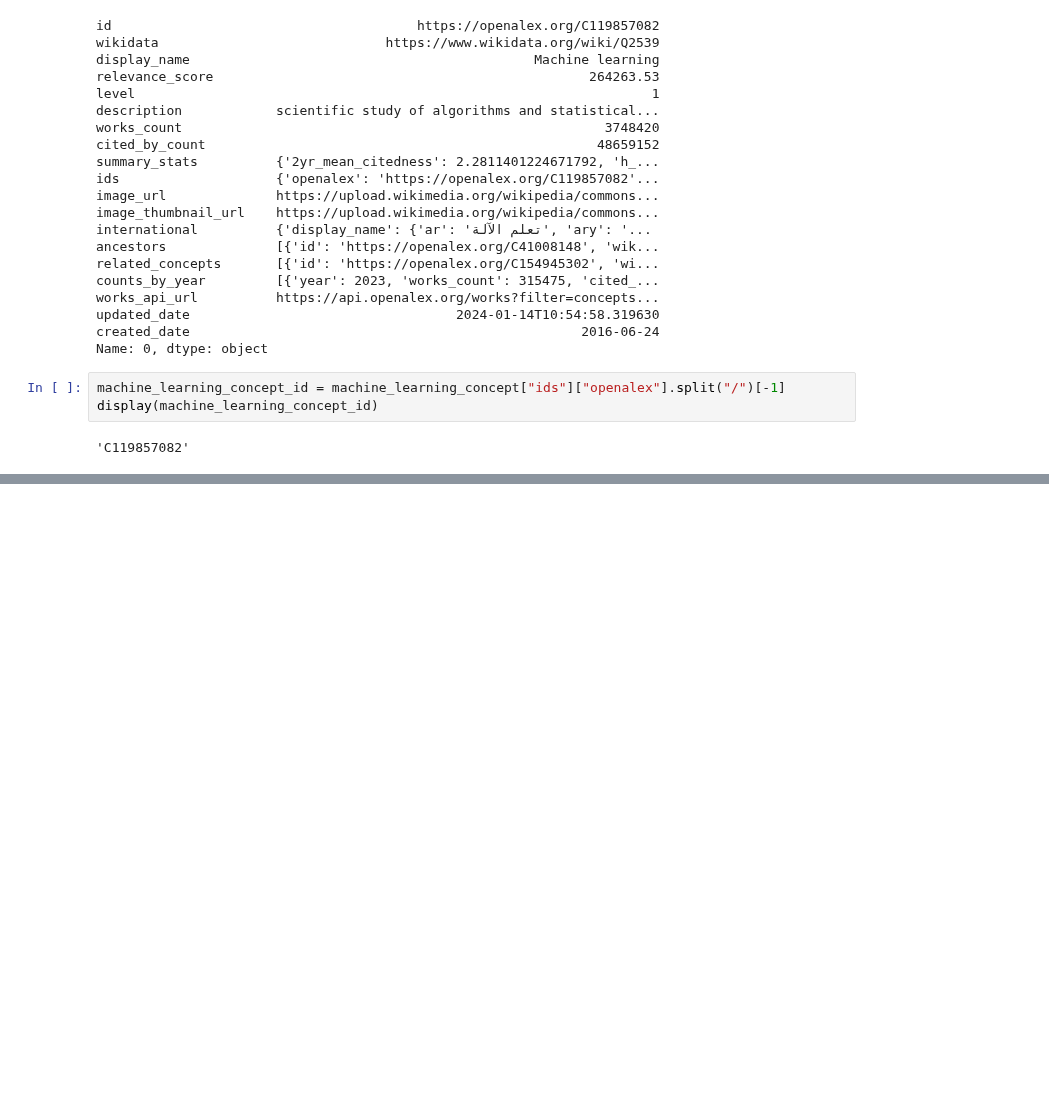
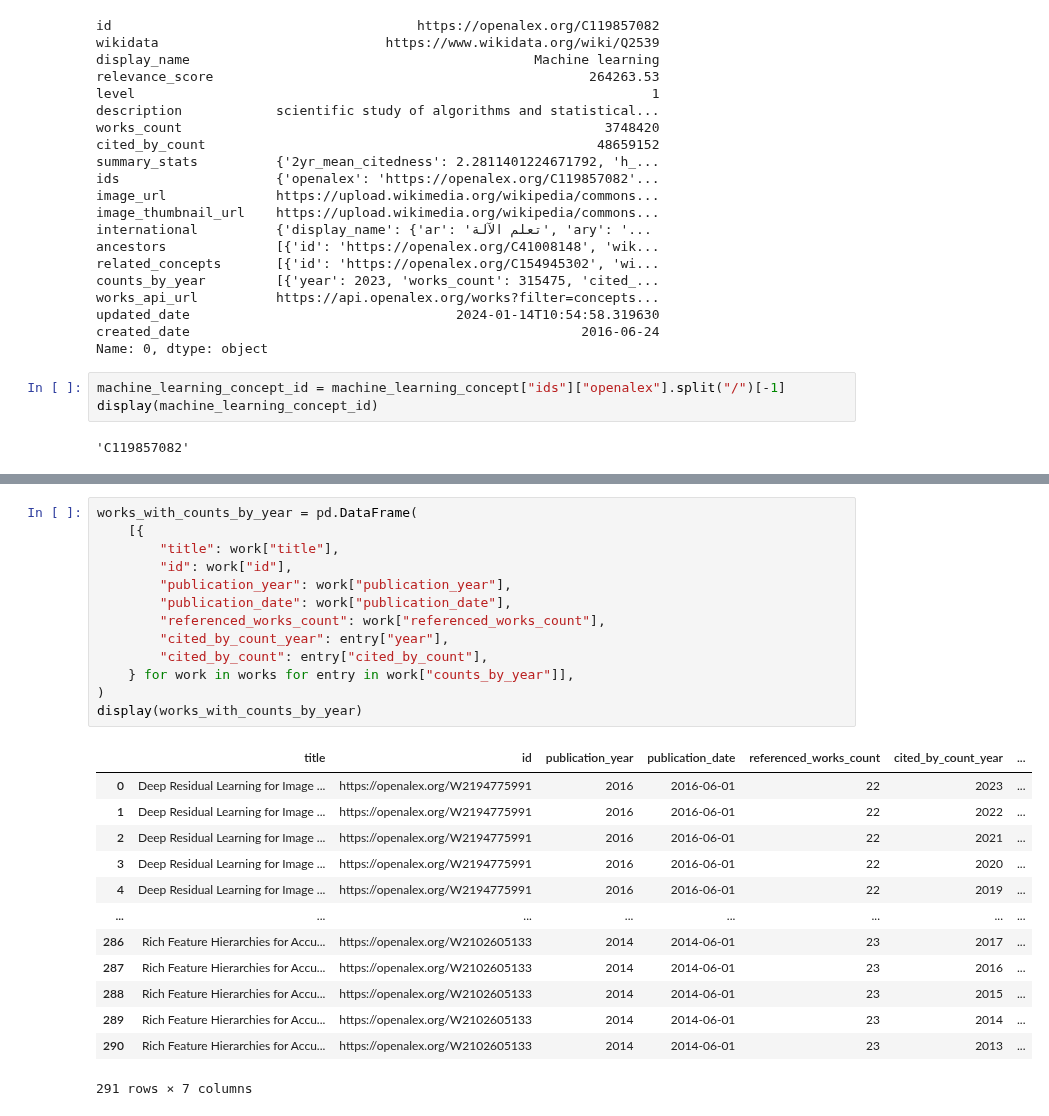
Before and after one commit to Mearman/openalex-python, a Jupyter notebook: demos/OpenAlex.ipynb, the cells around one changed output, grey strips where cells are left out. Saved outputs shown, nothing was run; the diff lists cells and outputs as text; blank space fills up the shorter version.

```diff
--- a/demos/OpenAlex.ipynb
+++ b/demos/OpenAlex.ipynb
@@ -273,3 +264,30 @@ display(worksDf)
 | 23 | https://openalex.org/W2148698435 | https://doi.org/10.1093/sysbio/sy... | MrBayes 3.2: Efficient Bayesian P... | MrBayes 3.2: Efficient Bayesian P... | 2012 | 2012-02-22 | {'openalex': 'https://openalex.or... | en | ... |
 | 24 | https://openalex.org/W2102605133 | https://doi.org/10.1109/cvpr.2014.81 | Rich Feature Hierarchies for Accu... | Rich Feature Hierarchies for Accu... | 2014 | 2014-06-01 | {'openalex': 'https://openalex.or... | en | ... |
 25 rows × 44 columns
+# %%
+works_with_counts_by_year = pd.DataFrame(
+	[{
+		"title": work["title"],
+		"id": work["id"],
+		"publication_year": work["publication_year"],
+		"publication_date": work["publication_date"],
+		"referenced_works_count": work["referenced_works_count"],
+		"cited_by_count_year": entry["year"],
+		"cited_by_count": entry["cited_by_count"],
+	} for work in works for entry in work["counts_by_year"]],
+)
+display(works_with_counts_by_year)
+# %% [output]
+|  | title | id | publication_year | publication_date | referenced_works_count | cited_by_count_year | ... |
+| 0 | Deep Residual Learning for Image ... | https://openalex.org/W2194775991 | 2016 | 2016-06-01 | 22 | 2023 | ... |
+| 1 | Deep Residual Learning for Image ... | https://openalex.org/W2194775991 | 2016 | 2016-06-01 | 22 | 2022 | ... |
+| 2 | Deep Residual Learning for Image ... | https://openalex.org/W2194775991 | 2016 | 2016-06-01 | 22 | 2021 | ... |
+| 3 | Deep Residual Learning for Image ... | https://openalex.org/W2194775991 | 2016 | 2016-06-01 | 22 | 2020 | ... |
+| 4 | Deep Residual Learning for Image ... | https://openalex.org/W2194775991 | 2016 | 2016-06-01 | 22 | 2019 | ... |
+| ... | ... | ... | ... | ... | ... | ... | ... |
+| 286 | Rich Feature Hierarchies for Accu... | https://openalex.org/W2102605133 | 2014 | 2014-06-01 | 23 | 2017 | ... |
+| 287 | Rich Feature Hierarchies for Accu... | https://openalex.org/W2102605133 | 2014 | 2014-06-01 | 23 | 2016 | ... |
+| 288 | Rich Feature Hierarchies for Accu... | https://openalex.org/W2102605133 | 2014 | 2014-06-01 | 23 | 2015 | ... |
+| 289 | Rich Feature Hierarchies for Accu... | https://openalex.org/W2102605133 | 2014 | 2014-06-01 | 23 | 2014 | ... |
+| 290 | Rich Feature Hierarchies for Accu... | https://openalex.org/W2102605133 | 2014 | 2014-06-01 | 23 | 2013 | ... |
+291 rows × 7 columns
```
Also changed, not shown: parts of 10 cells of this notebook.
